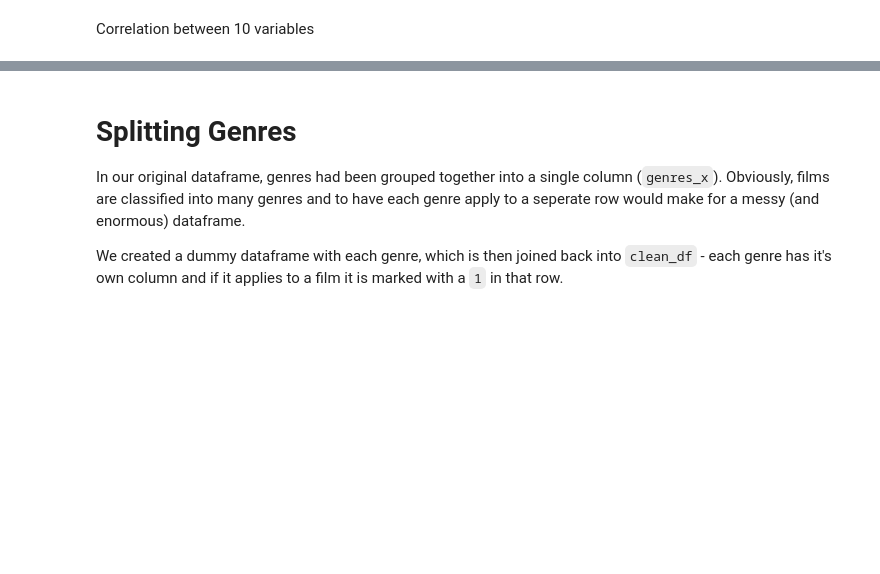
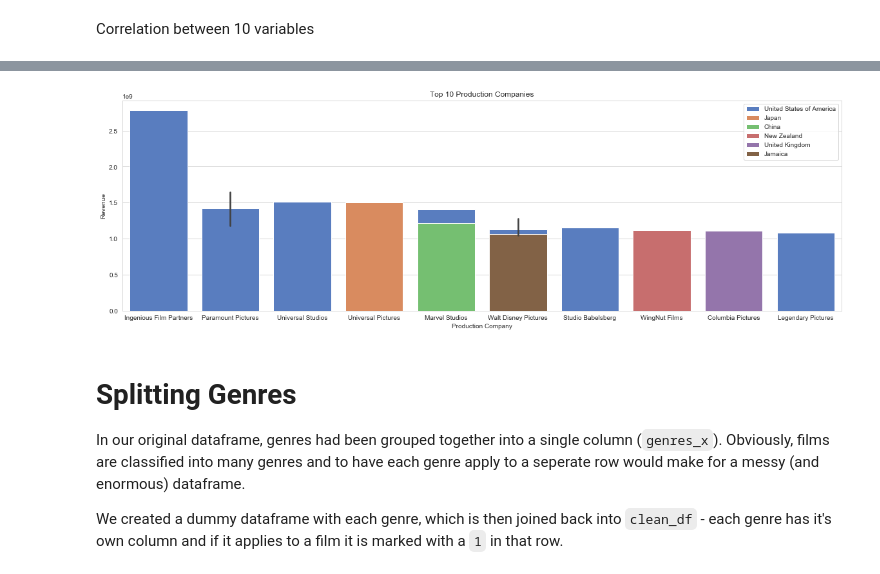
Before and after one commit to arianaroz/data-science-project-2019, a Jupyter notebook: project_working.ipynb, the cells around one changed output, grey strips where cells are left out. Drawn from its saved outputs; the diff is of its cells as text; code cells hidden in the pictures; blank space fills up the shorter version.

```diff
--- a/project_working.ipynb
+++ b/project_working.ipynb
@@ -386,3 +404,17 @@ Correlation between 10 variables
+# %%
+#sort revenue column in descending order + store it in a new dataframe for top production companies
+top_10_prod = pd.DataFrame(clean_df['revenue'].sort_values(ascending = False))
+top_10_prod['production_companies'] = clean_df['production_companies']
+top_10_prod['production_countries'] = clean_df['production_countries']
+top_10= top_10_prod[['production_companies','revenue', 'production_countries']][:20]
+# %%
+plt.figure(figsize=(20, 6))
+ax = sns.barplot(x="production_companies", y="revenue", hue='production_countries',data=top_10,dodge=False, palette='muted');
+ax.set(xlabel='Production Company', ylabel='Revenue',title='Top 10 Production Companies')
+plt.legend(loc='upper right')
+plt.show()
+# %% [output]
+[figure, added]
 # %% [markdown]
 # Splitting Genres
 
```
Also changed, not shown: parts of 10 cells of this notebook.
